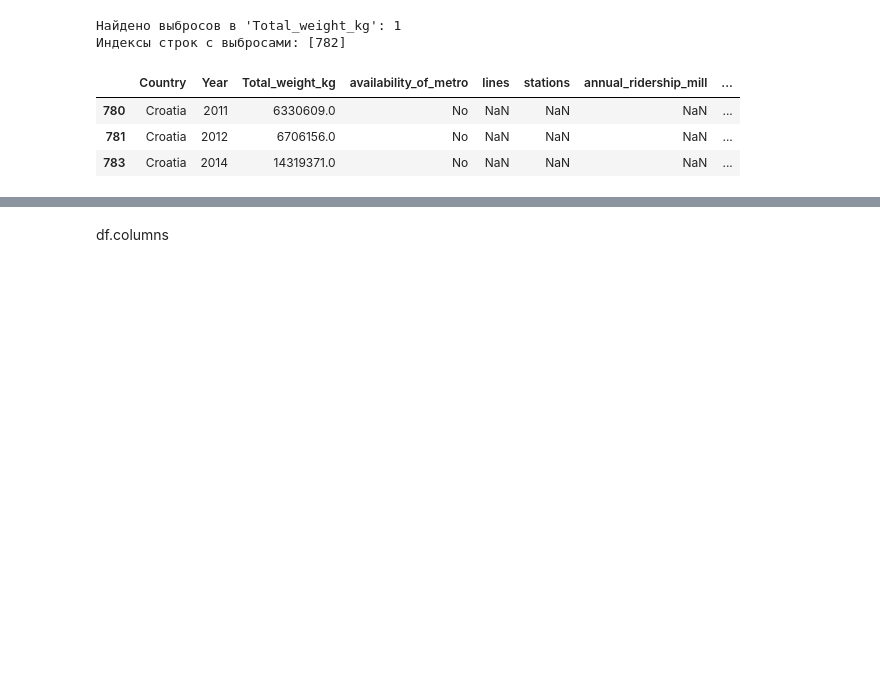
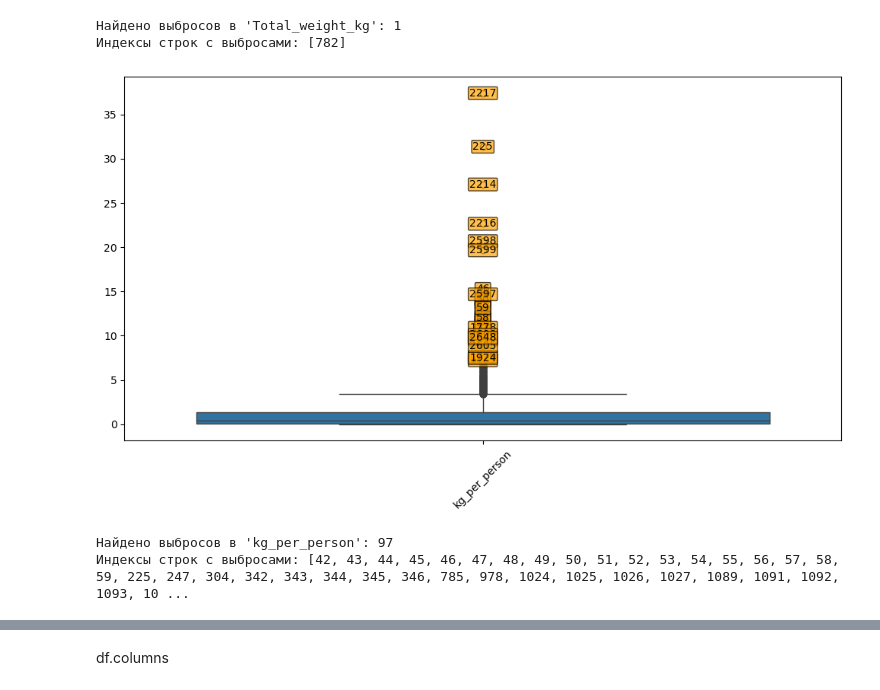
Before and after one commit to Paskored/Data-Analyst-Project_Kashtanov, a Jupyter notebook: Notebook/Курсовая V2.ipynb, the cells around one changed output, grey strips where cells are left out. Cells and saved outputs as stored; diff of their text form; code cells hidden in the pictures; blank space fills up the shorter version.

```diff
--- a/Notebook/Курсовая V2.ipynb
+++ b/Notebook/Курсовая V2.ipynb
@@ -140,10 +152,35 @@ dfC = df.drop(index=outliers_indices).copy()
 # %% [output]
 Найдено выбросов в 'Total_weight_kg': 1
 Индексы строк с выбросами: [782]
-# %%
-dfC[780:783]
-# %% [output]
-|  | Country | Year | Total_weight_kg | availability_of_metro | lines | stations | annual_ridership_mill | ... |
-| 780 | Croatia | 2011 | 6330609.0 | No | NaN | NaN | NaN | ... |
-| 781 | Croatia | 2012 | 6706156.0 | No | NaN | NaN | NaN | ... |
-| 783 | Croatia | 2014 | 14319371.0 | No | NaN | NaN | NaN | ... |
+# %%
+# 2.2 Проверка и удаление выбросов по столбцу 'kg_per_person'
+numeric_cols = ['kg_per_person']
+plt.figure(figsize=(10, 6))
+ax = sns.boxplot(data=dfW[numeric_cols])
+plt.xticks(rotation=45)
+def find_outliers_zscore(data, column, threshold=4):
+    z_scores = np.abs(stats.zscore(data[column]))
+    return data.loc[z_scores > threshold].index.tolist()
+for column in numeric_cols:
+    outliers_idx = find_outliers_zscore(dfW, column, threshold=3)
+    col_pos = numeric_cols.index(column)
+    for idx in outliers_idx:
+        value = dfW.at[idx, column]
+        ax.text(col_pos, value, f'{idx}',
+                ha='center', va='center',
+                bbox=dict(boxstyle='round,pad=0.1', facecolor='orange', alpha=0.7),
+                fontsize=10, color='black')
+plt.tight_layout()
+plt.show()
+# %% [output]
+[figure, added]
+# %%
+# 2.2 Количество строк с выбросами по столбцу 'kg_per_person'
+outliers_indices = find_outliers_zscore(dfW, 'kg_per_person', threshold=2)
+print(f"Найдено выбросов в 'kg_per_person': {len(outliers_indices)}")
+print("Индексы строк с выбросами:", sorted(outliers_indices))
+# Полное удаление строки с выбросом
+dfW1 = dfW.drop(index=outliers_indices).copy()
+# %% [output]
+Найдено выбросов в 'kg_per_person': 97
+Индексы строк с выбросами: [42, 43, 44, 45, 46, 47, 48, 49, 50, 51, 52, 53, 54, 55, 56, 57, 58, 59, 225, 247, 304, 342, 343, 344, 345, 346, 785, 978, 1024, 1025, 1026, 1027, 1089, 1091, 1092, 1093, 10 ...
```
Also changed, not shown: parts of 59 cells of this notebook, 9 other files.
